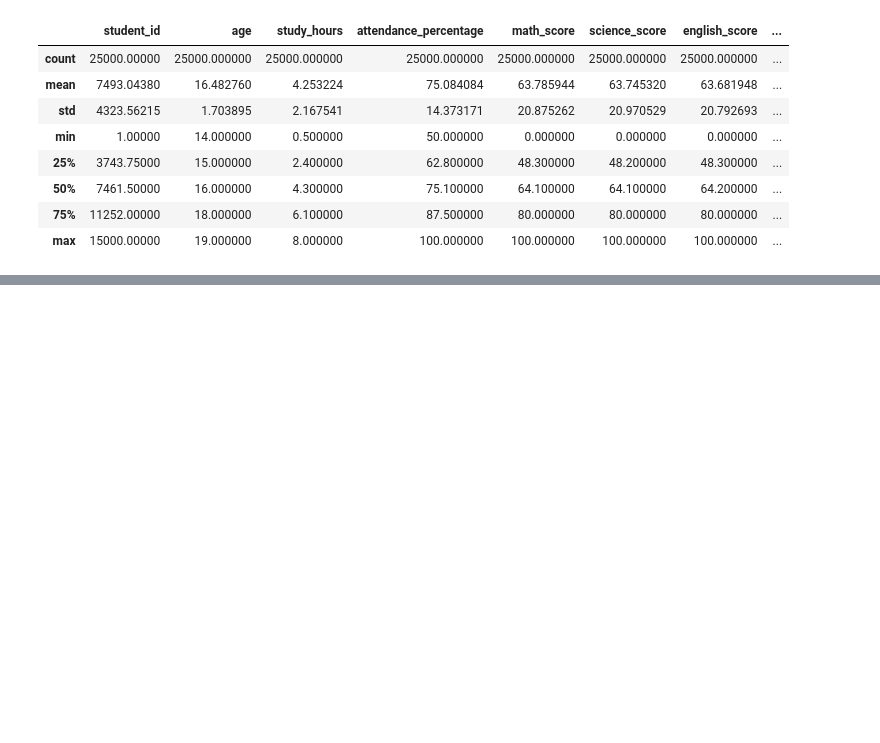
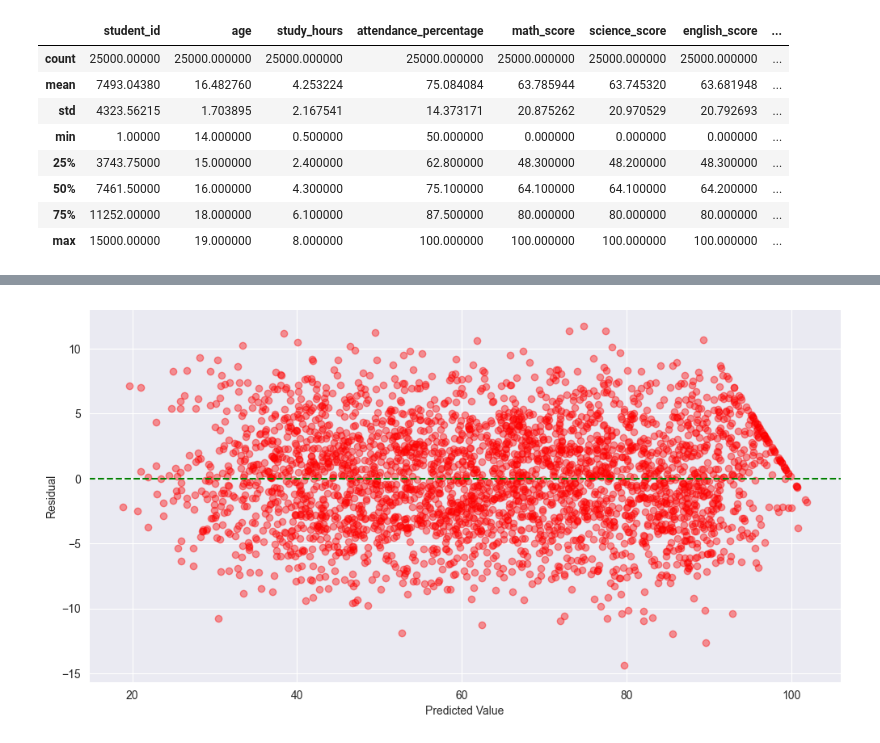
Before and after one commit to DeepanshuSharma1607/College-mini-project, a Jupyter notebook: project.ipynb, the cells around one changed output, grey strips where cells are left out. Saved outputs shown, nothing was run; the diff lists cells and outputs as text; code cells hidden in the pictures; blank space fills up the shorter version.

```diff
--- a/project.ipynb
+++ b/project.ipynb
@@ -58,0 +67,3 @@ df.describe()
+# %%
+x=pd.get_dummies(df.drop(columns=['overall_score','final_grade']))
+y=df['overall_score']
@@ -58,0 +88,3 @@ df.describe()
+# %%
+from sklearn.model_selection import train_test_split
+x_train,x_test,y_train,y_test=train_test_split(x,y,test_size=0.2,random_state=42)
@@ -58,0 +157,2 @@ df.describe()
+# %%
+y_pred=regressor.predict(x_test)
@@ -58,0 +164,10 @@ df.describe()
+# %%
+residual=y_test-y_pred
+plt.figure(figsize=(12,6))
+plt.scatter(y_pred,residual,alpha=0.4,color='r')
+plt.axhline(y=0,color='g',linestyle='--')
+plt.xlabel('Predicted Value')
+plt.ylabel('Residual')
+plt.show()
+# %% [output]
+[figure, added]
```
Also changed, not shown: parts of 11 cells of this notebook.
